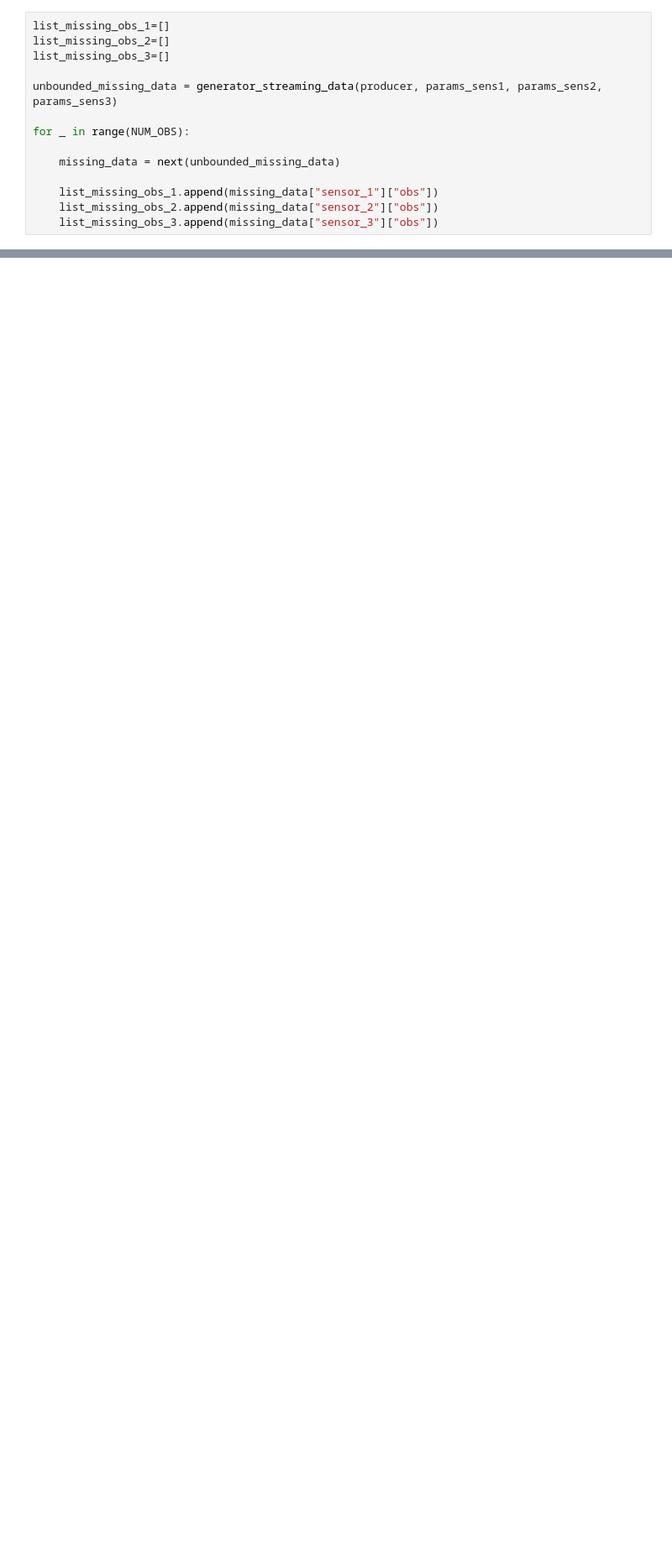
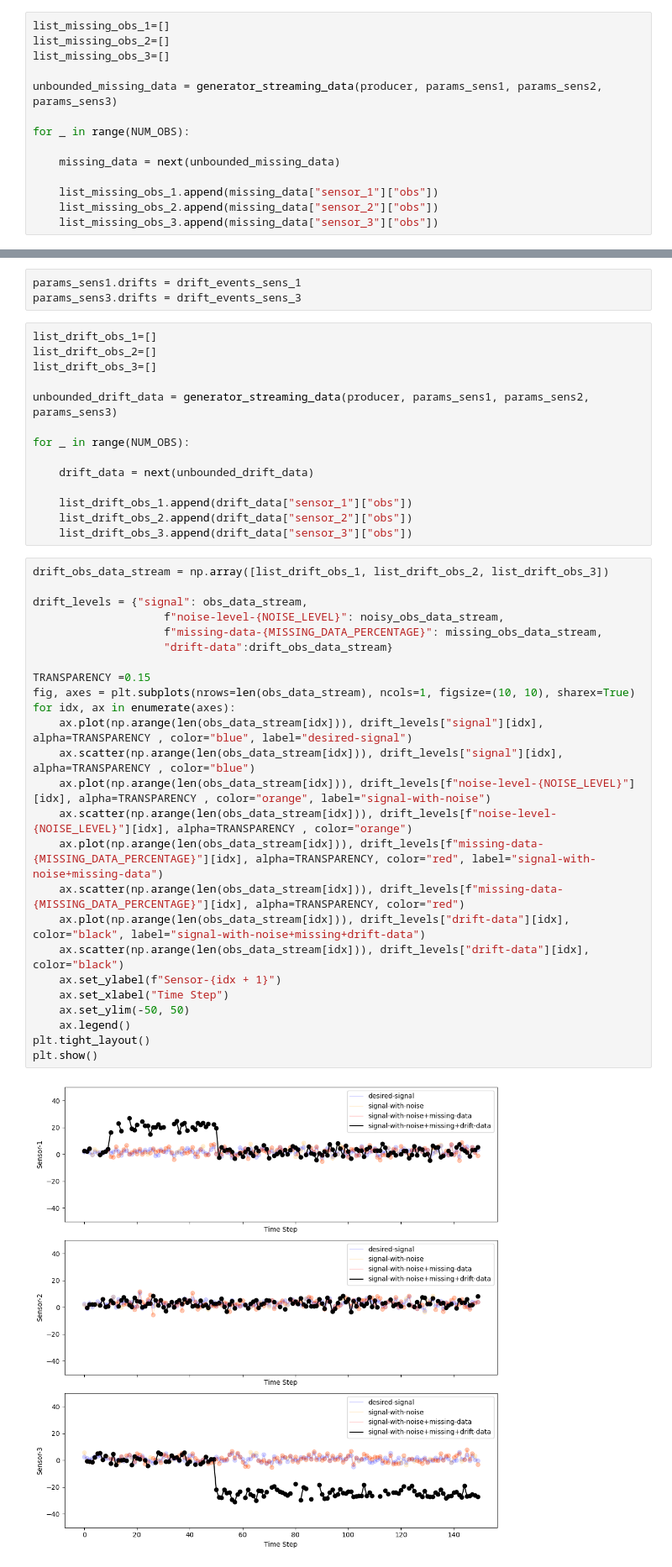
Before and after one commit to giobbu/online-root-cause-analysis, a Jupyter notebook: notebooks/01_kafka_SNR_producer.ipynb, the cells around one changed output, grey strips where cells are left out. Shown at 84% size. Drawn from its saved outputs; the diff is of its cells as text; blank space fills up the shorter version.

Commit message:
kafka-snr-sender: add mean drift layer case

```diff
--- a/notebooks/01_kafka_SNR_producer.ipynb
+++ b/notebooks/01_kafka_SNR_producer.ipynb
@@ -160,0 +171,44 @@ plt.show()
+# %%
+params_sens1.drifts = drift_events_sens_1
+params_sens3.drifts = drift_events_sens_3
+# %%
+list_drift_obs_1=[]
+list_drift_obs_2=[]
+list_drift_obs_3=[]
+
+unbounded_drift_data = generator_streaming_data(producer, params_sens1, params_sens2, params_sens3)
+
+for _ in range(NUM_OBS):
+
+    drift_data = next(unbounded_drift_data)
+
+    list_drift_obs_1.append(drift_data["sensor_1"]["obs"])
+    list_drift_obs_2.append(drift_data["sensor_2"]["obs"])
+    list_drift_obs_3.append(drift_data["sensor_3"]["obs"])
+# %%
+drift_obs_data_stream = np.array([list_drift_obs_1, list_drift_obs_2, list_drift_obs_3])
+
+drift_levels = {"signal": obs_data_stream,
+                    f"noise-level-{NOISE_LEVEL}": noisy_obs_data_stream,
+                    f"missing-data-{MISSING_DATA_PERCENTAGE}": missing_obs_data_stream,
+                    "drift-data":drift_obs_data_stream}
+
+TRANSPARENCY =0.15
+fig, axes = plt.subplots(nrows=len(obs_data_stream), ncols=1, figsize=(10, 10), sharex=True)
+for idx, ax in enumerate(axes):
+    ax.plot(np.arange(len(obs_data_stream[idx])), drift_levels["signal"][idx], alpha=TRANSPARENCY , color="blue", label="desired-signal")
+    ax.scatter(np.arange(len(obs_data_stream[idx])), drift_levels["signal"][idx], alpha=TRANSPARENCY , color="blue")
+    ax.plot(np.arange(len(obs_data_stream[idx])), drift_levels[f"noise-level-{NOISE_LEVEL}"][idx], alpha=TRANSPARENCY , color="orange", label="signal-with-noise")
+    ax.scatter(np.arange(len(obs_data_stream[idx])), drift_levels[f"noise-level-{NOISE_LEVEL}"][idx], alpha=TRANSPARENCY , color="orange")
+    ax.plot(np.arange(len(obs_data_stream[idx])), drift_levels[f"missing-data-{MISSING_DATA_PERCENTAGE}"][idx], alpha=TRANSPARENCY, color="red", label="signal-with-noise+missing-data")
+    ax.scatter(np.arange(len(obs_data_stream[idx])), drift_levels[f"missing-data-{MISSING_DATA_PERCENTAGE}"][idx], alpha=TRANSPARENCY, color="red")
+    ax.plot(np.arange(len(obs_data_stream[idx])), drift_levels["drift-data"][idx], color="black", label="signal-with-noise+missing+drift-data")
+    ax.scatter(np.arange(len(obs_data_stream[idx])), drift_levels["drift-data"][idx], color="black")
+    ax.set_ylabel(f"Sensor-{idx + 1}")
+    ax.set_xlabel("Time Step")
+    ax.set_ylim(-50, 50)
+    ax.legend()
+plt.tight_layout()
+plt.show()
+# %% [output]
+[figure, added]
```
Also changed, not shown: parts of 9 cells of this notebook.
